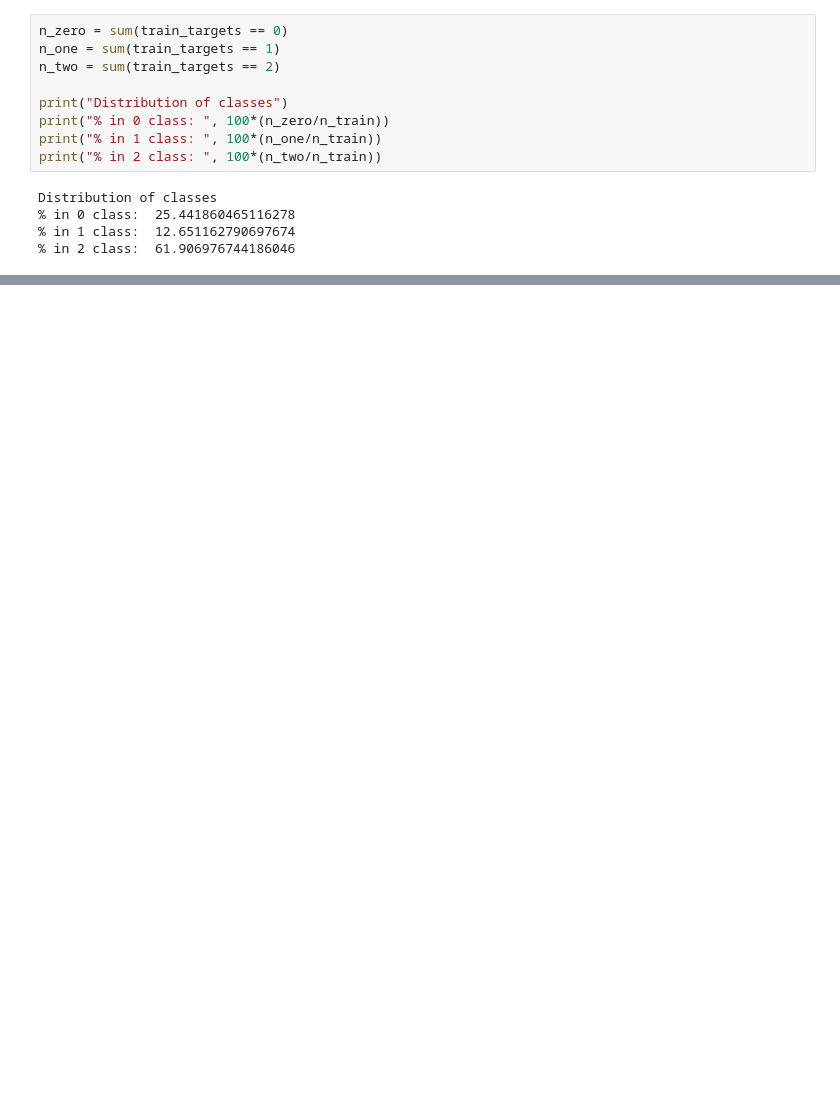
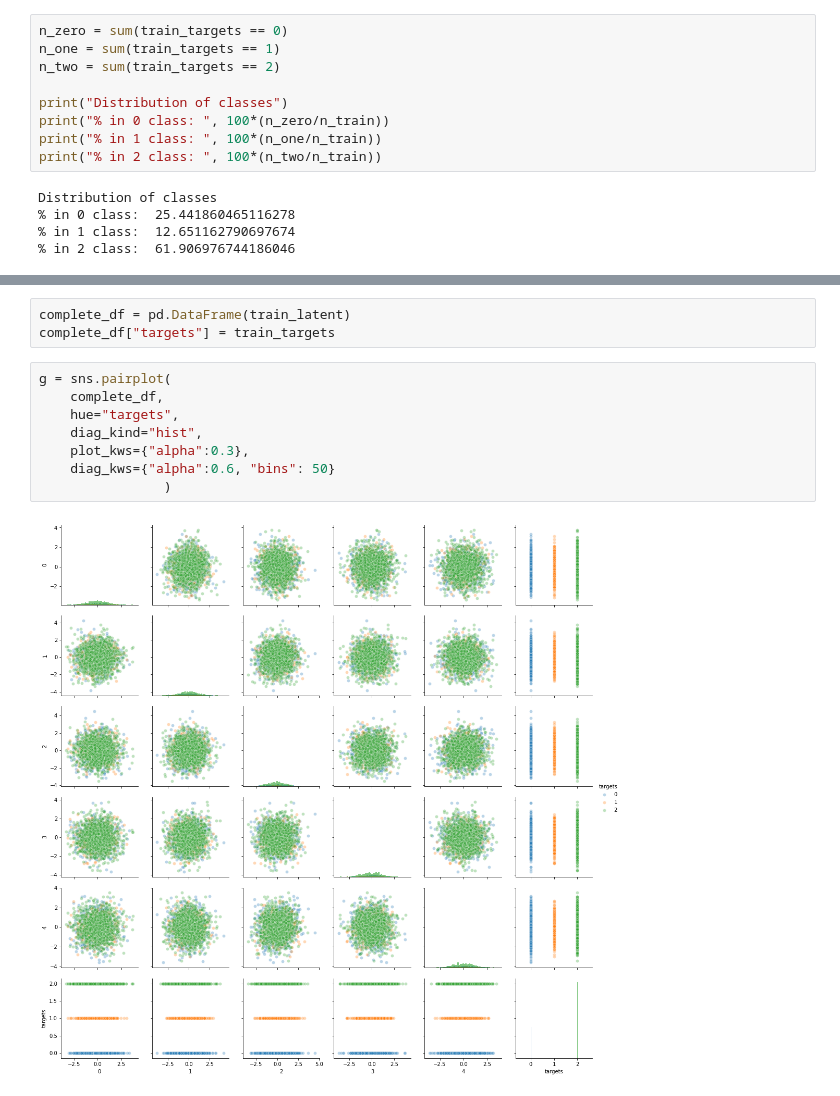
Before and after one commit to ATTPC/VAE-event-classification, a Jupyter notebook: notebooks/event_classification.ipynb, the cells around one changed output, grey strips where cells are left out. Drawn from its saved outputs; the diff is of its cells as text; blank space fills up the shorter version.

```diff
--- a/notebooks/event_classification.ipynb
+++ b/notebooks/event_classification.ipynb
@@ -98,0 +166,13 @@ Score [0.0 - 1.0]:  0.001012652086626659
+# %%
+complete_df = pd.DataFrame(train_latent)
+complete_df["targets"] = train_targets
+# %%
+g = sns.pairplot(
+    complete_df,
+    hue="targets",
+    diag_kind="hist",
+    plot_kws={"alpha":0.3},
+    diag_kws={"alpha":0.6, "bins": 50}
+                )
+# %% [output]
+[figure, added]
```
Also changed, not shown: parts of 11 cells of this notebook.
